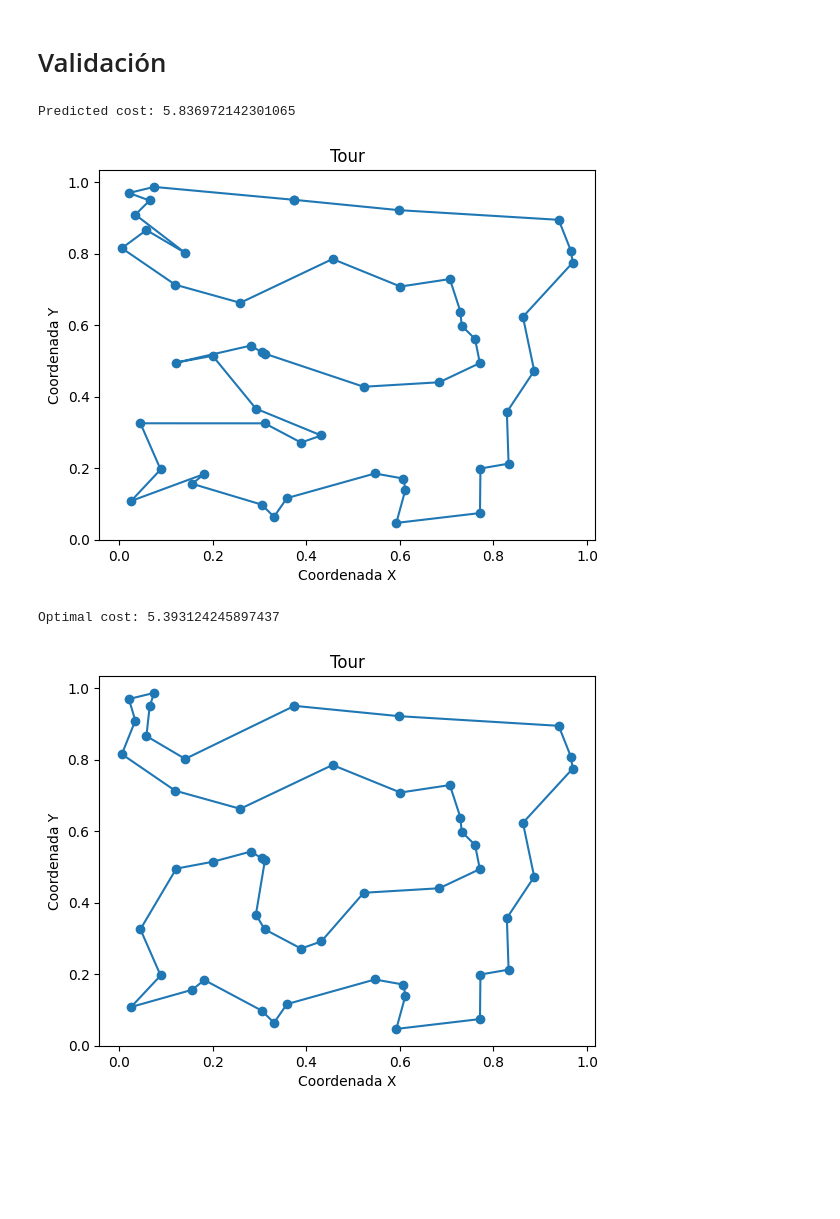
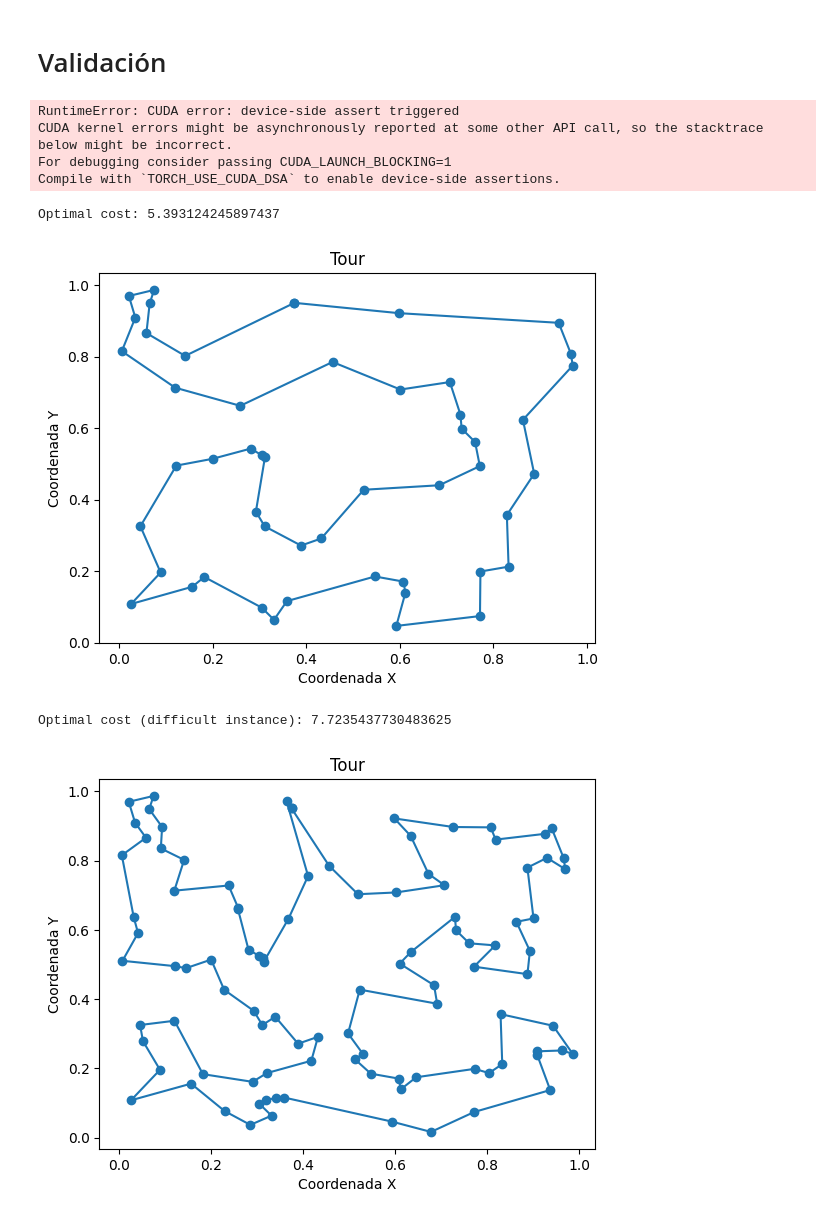
Before and after one commit to felipe-astudillo-s/TransformerTSP, a Jupyter notebook: frameworkTsp/main.ipynb, the cells around one changed output. Drawn from its saved outputs; the diff is of its cells as text; code cells hidden in the pictures; blank space fills up the shorter version.

```diff
--- a/frameworkTsp/main.ipynb
+++ b/frameworkTsp/main.ipynb
@@ -77,24 +68,38 @@ from src.solvers.model import ModelSolver
 
 model_solver = ModelSolver(model)
 model_sol = model_solver.solve(instance_file="TSP50.pkl", instance_number=0)
+model_dificil_sol = model_solver.solve(instance_file="TSP_dificil.pkl", instance_number=0)
 
 print("Predicted cost:", model_sol.cost)
 model_sol.plot()
+
+print("Predicted cost (difficult instance):", model_dificil_sol.cost)
+model_dificil_sol.plot()
 # %% [output]
-Predicted cost: 5.836972142301065
+RuntimeError: CUDA error: device-side assert triggered
+CUDA kernel errors might be asynchronously reported at some other API call, so the stacktrace below might be incorrect.
+For debugging consider passing CUDA_LAUNCH_BLOCKING=1
+Compile with `TORCH_USE_CUDA_DSA` to enable device-side assertions.
-[figure, removed]
 # %%
 from src.data_gen import read_instances
 from src.solvers.ortools import solve
 
 instances = read_instances("TSP50.pkl")
 instance = instances[0]
 ortools_sol = solve(instance)
 print("Optimal cost:", ortools_sol.cost)
 ortools_sol.plot()
+
+instanciaDif = read_instances("TSP_dificil.pkl")
+instanceDificil = instanciaDif[0]
+ortools_sol_dificil = solve(instanceDificil)
+print("Optimal cost (difficult instance):", ortools_sol_dificil.cost)
+ortools_sol_dificil.plot()
 # %% [output]
 Optimal cost: 5.393124245897437
 [figure]
+Optimal cost (difficult instance): 7.7235437730483625
+[figure, added]
 # %%
 from src.solvers.ortools import solve
 from src.solvers.model import ModelSolver
```
Also changed, not shown: parts of 8 cells of this notebook, 4 other files.
